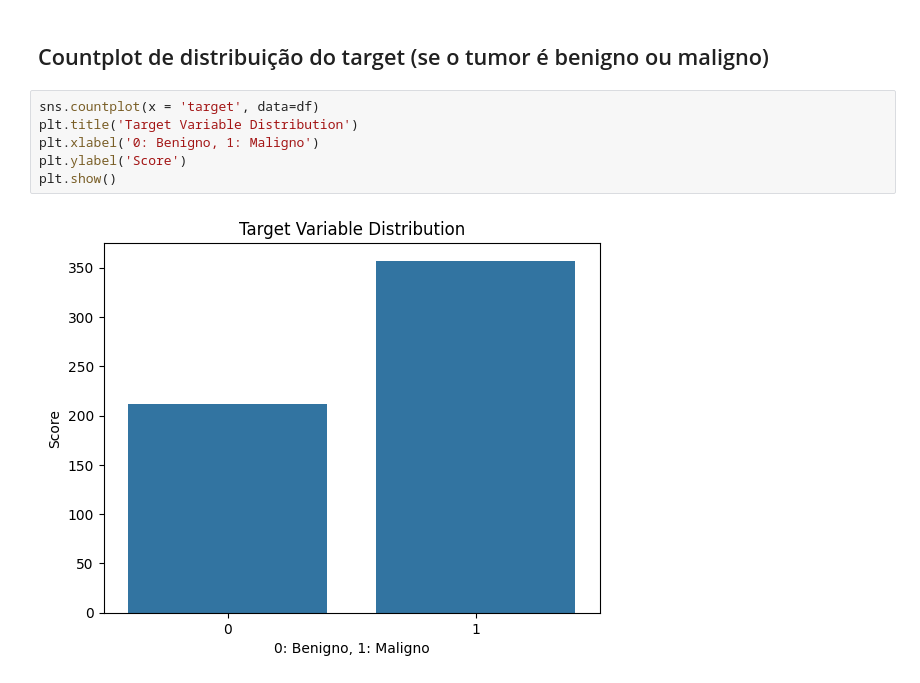
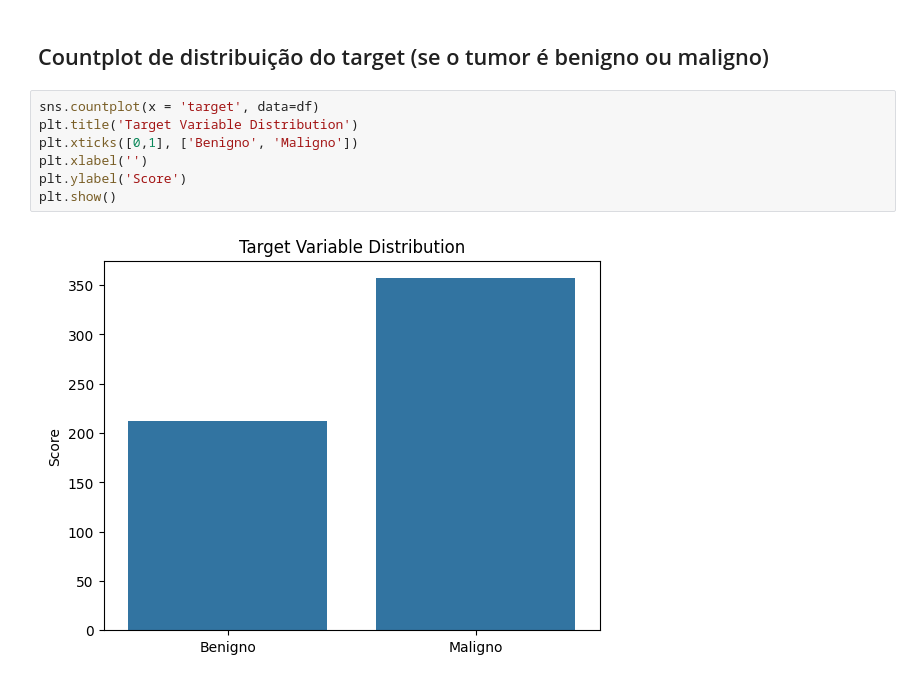
Before and after one commit to jheni1e/IA-Machine-Learning, a Jupyter notebook: 11. Advanced Topics.ipynb, the cells around one changed output. Saved outputs shown, nothing was run; the diff lists cells and outputs as text.

```diff
--- a/11. Advanced Topics.ipynb
+++ b/11. Advanced Topics.ipynb
@@ -61,8 +61,9 @@ df
 # %%
 sns.countplot(x = 'target', data=df)
 plt.title('Target Variable Distribution')
-plt.xlabel('0: Benigno, 1: Maligno')
+plt.xticks([0,1], ['Benigno', 'Maligno'])
+plt.xlabel('')
 plt.ylabel('Score')
 plt.show()
 # %% [output]
-[figure, old version]
+[figure, new version]
```
Also changed, not shown: parts of 2 cells of this notebook.
